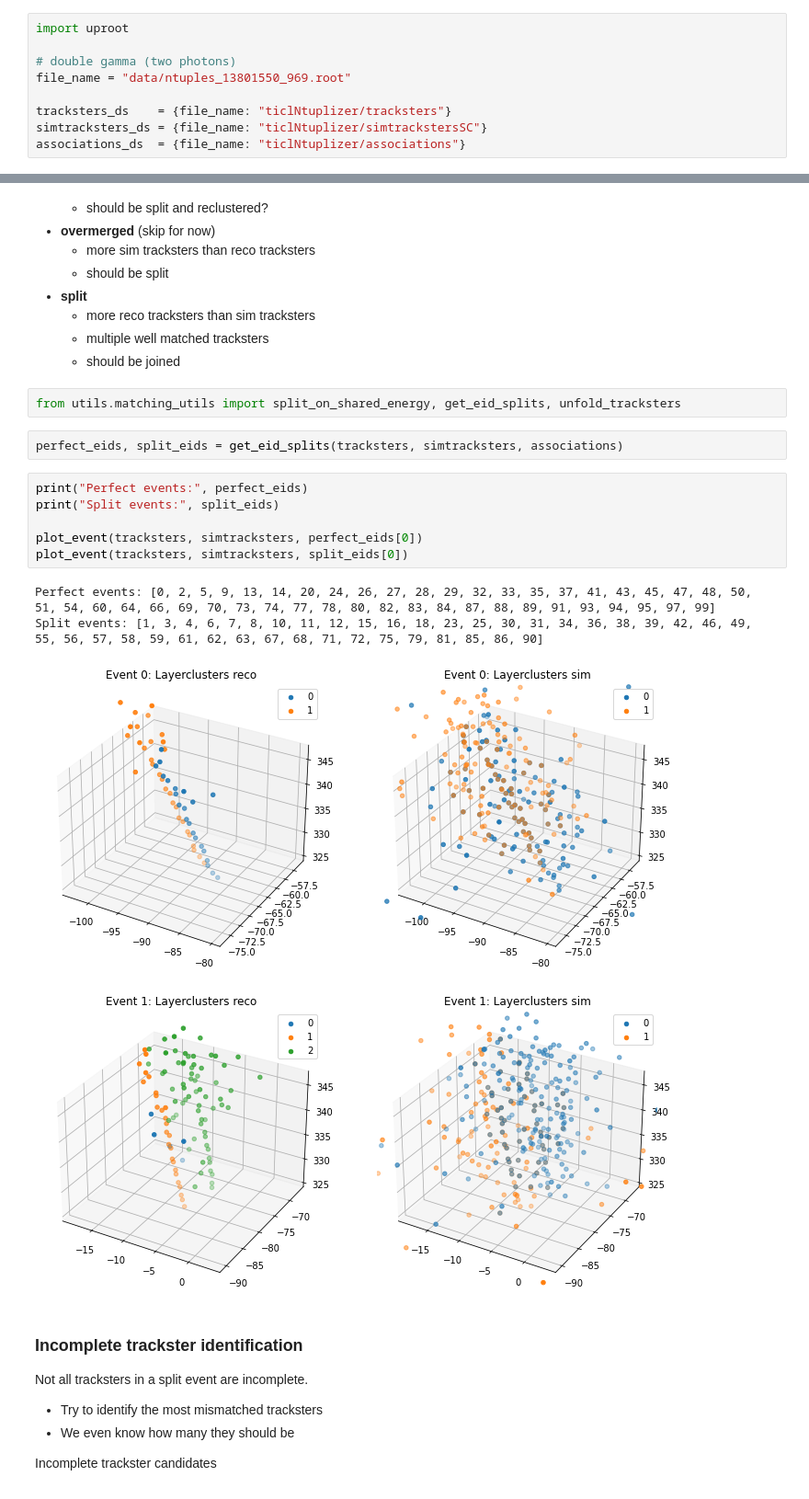
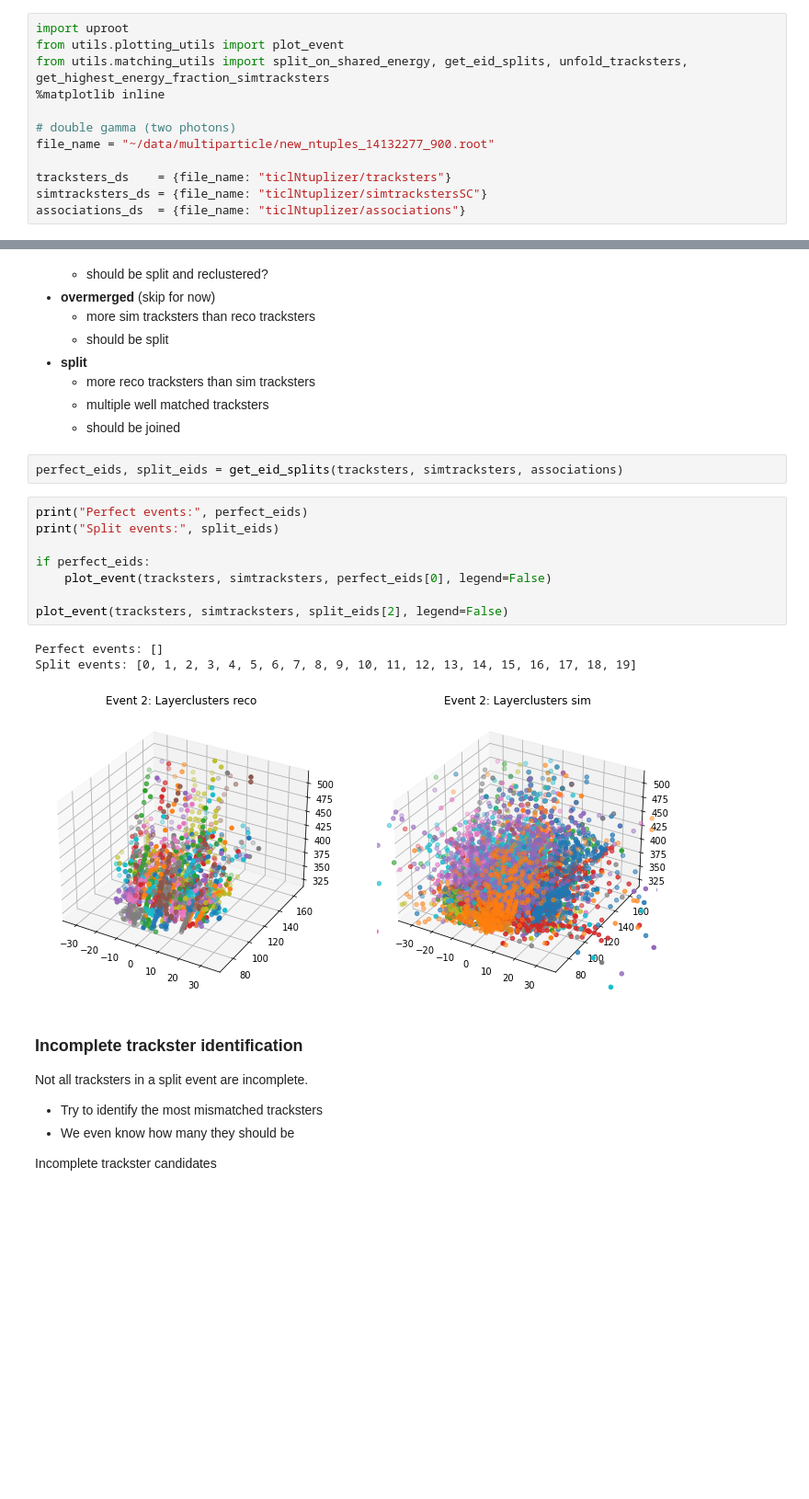
Before and after one commit to edcuba/TICLHack22_PatternReco, a Jupyter notebook: 0_build_dataset_tagger.ipynb, the cells around one changed output, grey strips where cells are left out. Shown at 92% size. Saved outputs shown, nothing was run; the diff lists cells and outputs as text; blank space fills up the shorter version.

Commit message:
Multiparticle data processing

```diff
--- a/0_build_dataset_tagger.ipynb
+++ b/0_build_dataset_tagger.ipynb
@@ -4,9 +4,12 @@
 This notebook builds a labeled dataset for identifying complete and incomplete tracksters.
 # %%
 import uproot
+from utils.plotting_utils import plot_event
+from utils.matching_utils import split_on_shared_energy, get_eid_splits, unfold_tracksters, get_highest_energy_fraction_simtracksters
+%matplotlib inline
 
 # double gamma (two photons)
-file_name = "data/ntuples_13801550_969.root"
+file_name = "~/data/multiparticle/new_ntuples_14132277_900.root"
 
 tracksters_ds    = {file_name: "ticlNtuplizer/tracksters"}
 simtracksters_ds = {file_name: "ticlNtuplizer/simtrackstersSC"}
@@ -142,21 +139,20 @@ Sim to reco indexes: [[2, 0, 1], [1, 2, 0]]
     - more reco tracksters than sim tracksters
     - multiple well matched tracksters
     - should be joined
-# %%
-from utils.matching_utils import split_on_shared_energy, get_eid_splits, unfold_tracksters
 # %%
 perfect_eids, split_eids = get_eid_splits(tracksters, simtracksters, associations)
 # %%
 print("Perfect events:", perfect_eids)
 print("Split events:", split_eids)
 
-plot_event(tracksters, simtracksters, perfect_eids[0])
-plot_event(tracksters, simtracksters, split_eids[0])
+if perfect_eids:
+    plot_event(tracksters, simtracksters, perfect_eids[0], legend=False)
+
+plot_event(tracksters, simtracksters, split_eids[2], legend=False)
 # %% [output]
-Perfect events: [0, 2, 5, 9, 13, 14, 20, 24, 26, 27, 28, 29, 32, 33, 35, 37, 41, 43, 45, 47, 48, 50, 51, 54, 60, 64, 66, 69, 70, 73, 74, 77, 78, 80, 82, 83, 84, 87, 88, 89, 91, 93, 94, 95, 97, 99]
-Split events: [1, 3, 4, 6, 7, 8, 10, 11, 12, 15, 16, 18, 23, 25, 30, 31, 34, 36, 38, 39, 42, 46, 49, 55, 56, 57, 58, 59, 61, 62, 63, 67, 68, 71, 72, 75, 79, 81, 85, 86, 90]
+Perfect events: []
+Split events: [0, 1, 2, 3, 4, 5, 6, 7, 8, 9, 10, 11, 12, 13, 14, 15, 16, 17, 18, 19]
-[figure, old version]
+[figure, new version]
-[figure, removed]
 # %% [markdown]
 ### Incomplete trackster identification
 
```
Also changed, not shown: parts of 13 cells of this notebook, 4 other files.
